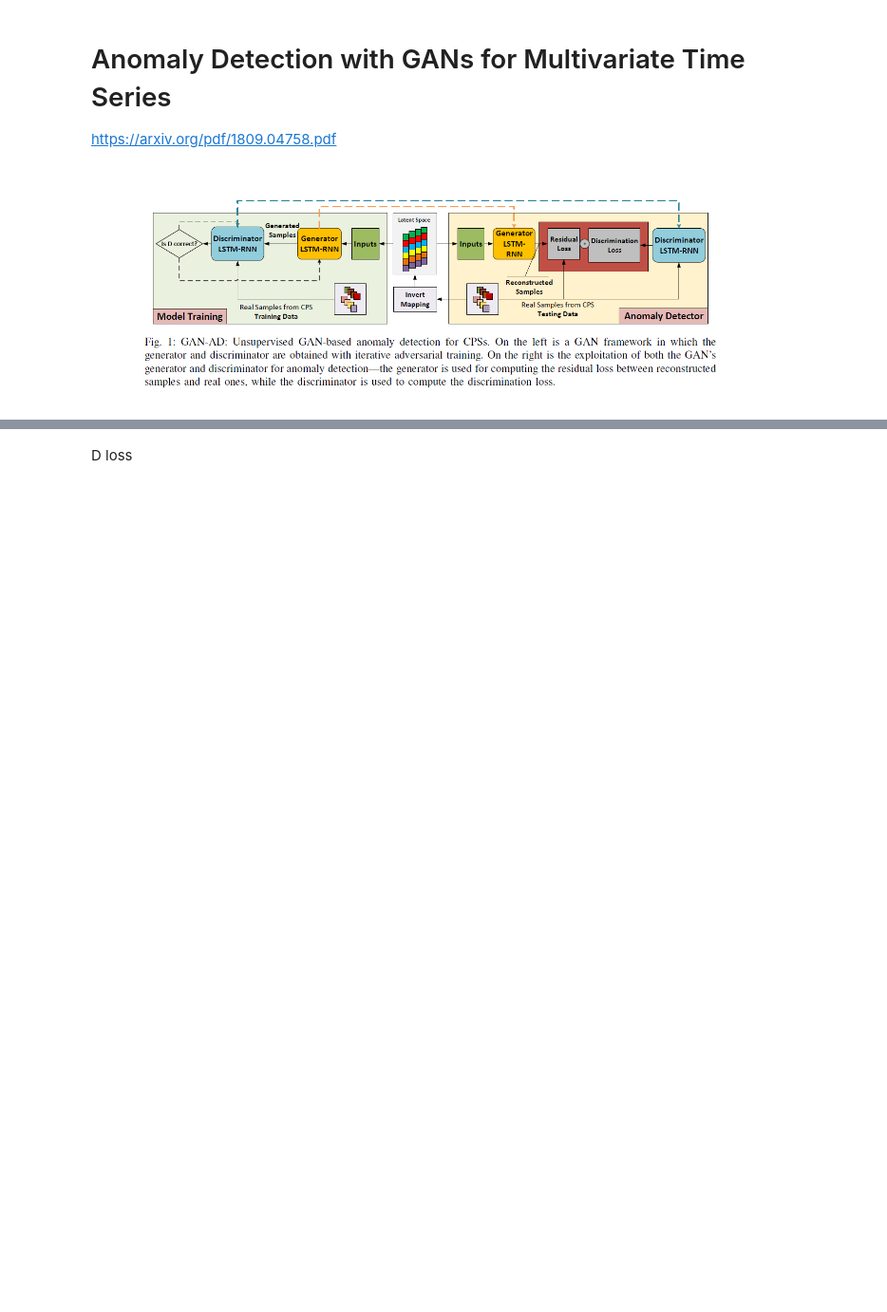
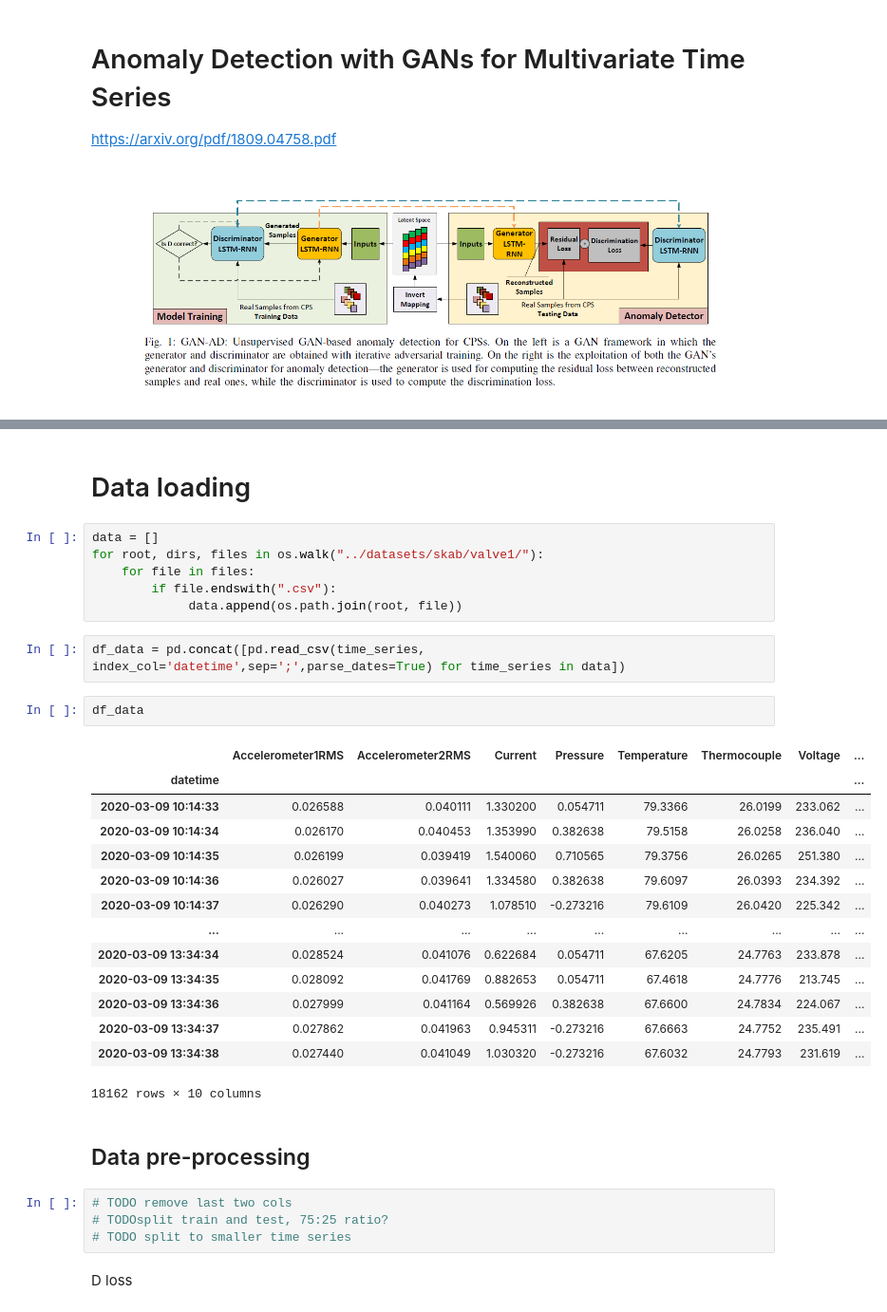
Before and after one commit to ivetasarfyova/TimeSeriesAnomalyDetectionAssignments, a Jupyter notebook: time_series_anomaly_detection/GAN-AD.ipynb, the cells around one changed output, grey strips where cells are left out. Shown: that part at 95% size. Saved outputs shown, nothing was run; the diff lists cells and outputs as text; blank space fills up the shorter version.

Commit message:
data loading

```diff
--- a/time_series_anomaly_detection/GAN-AD.ipynb
+++ b/time_series_anomaly_detection/GAN-AD.ipynb
@@ -9,3 +15,36 @@ import pandas as pd
+# %% [markdown]
+# Data loading
+# %%
+data = []
+for root, dirs, files in os.walk("../datasets/skab/valve1/"):
+    for file in files:
+        if file.endswith(".csv"):
+             data.append(os.path.join(root, file))
+# %%
+df_data = pd.concat([pd.read_csv(time_series, index_col='datetime',sep=';',parse_dates=True) for time_series in data])
+# %%
+df_data
+# %% [output]
+|  | Accelerometer1RMS | Accelerometer2RMS | Current | Pressure | Temperature | Thermocouple | Voltage | ... |
+| datetime |  |  |  |  |  |  |  | ... |
+| 2020-03-09 10:14:33 | 0.026588 | 0.040111 | 1.330200 | 0.054711 | 79.3366 | 26.0199 | 233.062 | ... |
+| 2020-03-09 10:14:34 | 0.026170 | 0.040453 | 1.353990 | 0.382638 | 79.5158 | 26.0258 | 236.040 | ... |
+| 2020-03-09 10:14:35 | 0.026199 | 0.039419 | 1.540060 | 0.710565 | 79.3756 | 26.0265 | 251.380 | ... |
+| 2020-03-09 10:14:36 | 0.026027 | 0.039641 | 1.334580 | 0.382638 | 79.6097 | 26.0393 | 234.392 | ... |
+| 2020-03-09 10:14:37 | 0.026290 | 0.040273 | 1.078510 | -0.273216 | 79.6109 | 26.0420 | 225.342 | ... |
+| ... | ... | ... | ... | ... | ... | ... | ... | ... |
+| 2020-03-09 13:34:34 | 0.028524 | 0.041076 | 0.622684 | 0.054711 | 67.6205 | 24.7763 | 233.878 | ... |
+| 2020-03-09 13:34:35 | 0.028092 | 0.041769 | 0.882653 | 0.054711 | 67.4618 | 24.7776 | 213.745 | ... |
+| 2020-03-09 13:34:36 | 0.027999 | 0.041164 | 0.569926 | 0.382638 | 67.6600 | 24.7834 | 224.067 | ... |
+| 2020-03-09 13:34:37 | 0.027862 | 0.041963 | 0.945311 | -0.273216 | 67.6663 | 24.7752 | 235.491 | ... |
+| 2020-03-09 13:34:38 | 0.027440 | 0.041049 | 1.030320 | -0.273216 | 67.6032 | 24.7793 | 231.619 | ... |
+18162 rows × 10 columns
+# %% [markdown]
+## Data pre-processing
+# %%
+# TODO remove last two cols
+# TODOsplit train and test, 75:25 ratio?
+# TODO split to smaller time series
 # %% [markdown]
 D loss
 # %% [markdown]
```
Also changed, not shown: parts of 2 cells of this notebook.
